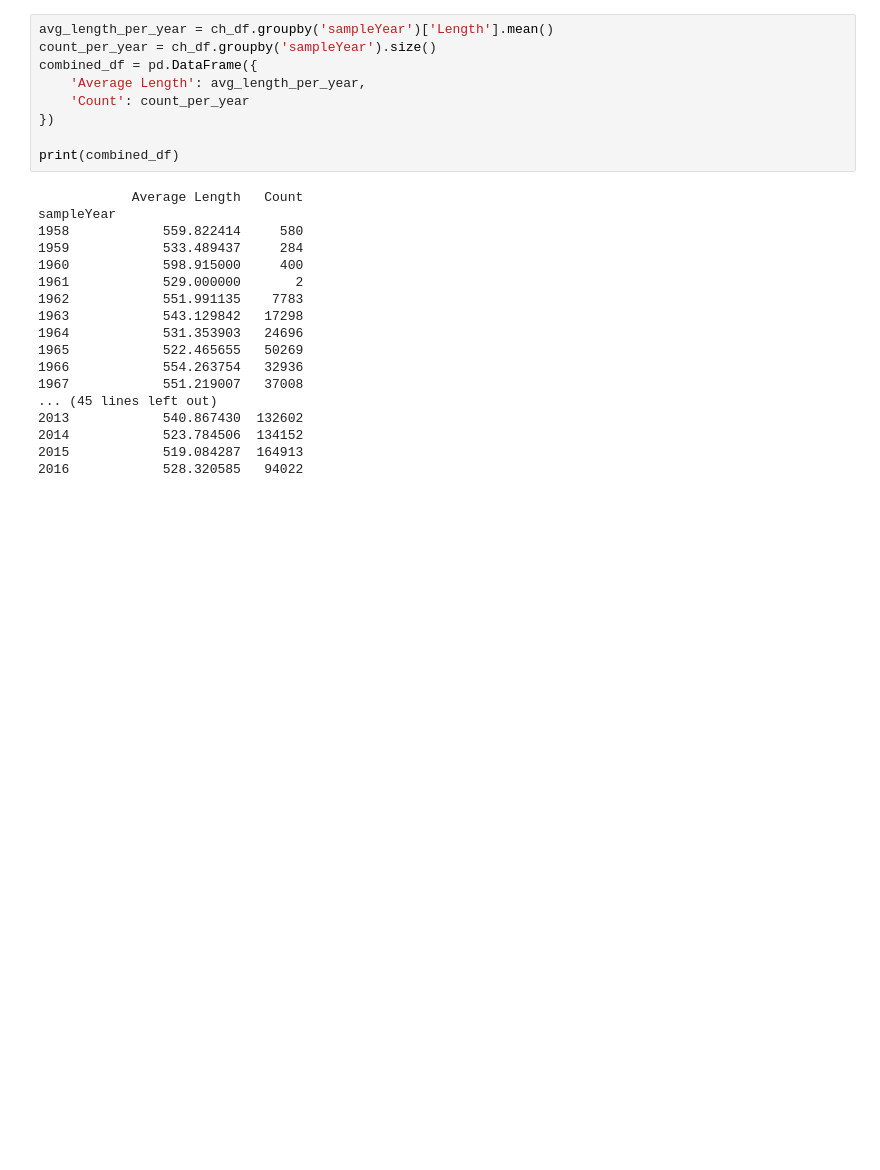
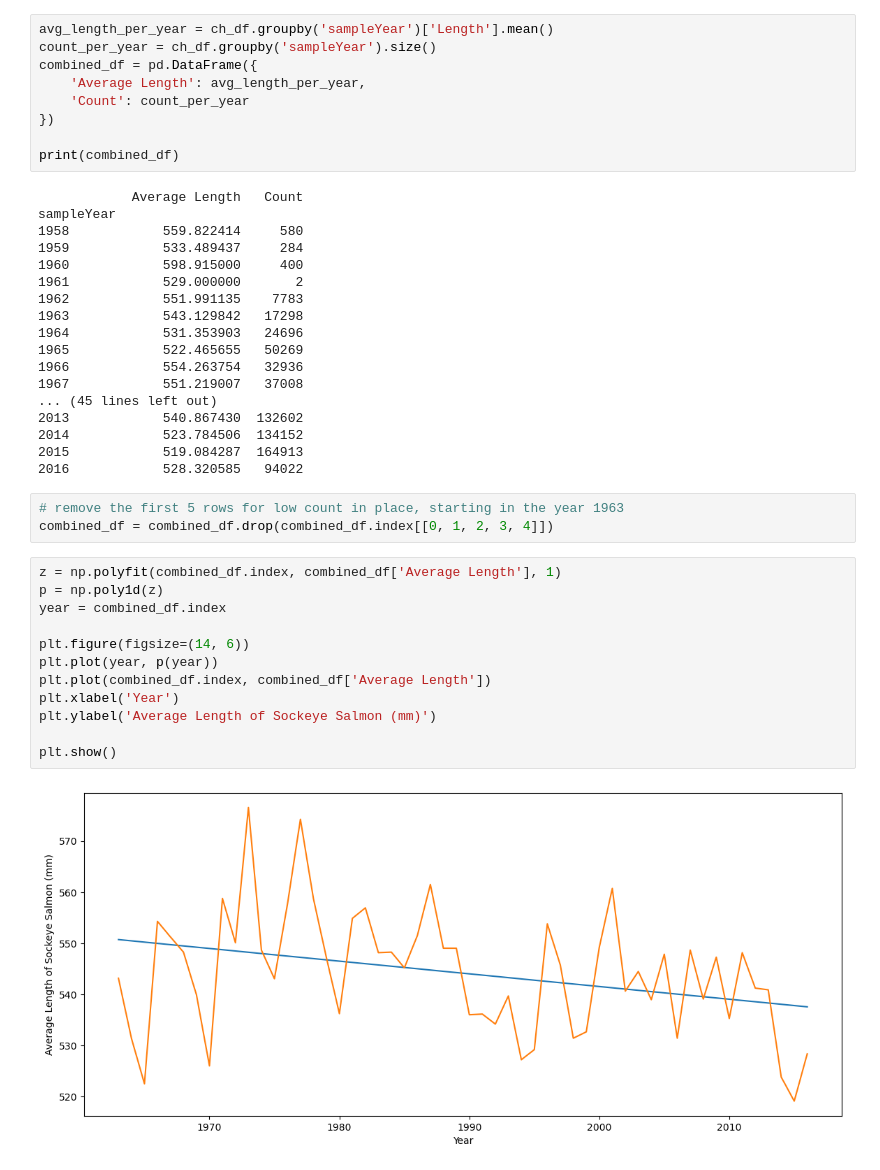
Before and after one commit to BenjaminBFuller/SalmonDataAnalysis, a Jupyter notebook: salmon_eda.ipynb, the cells around one changed output. Saved outputs shown, nothing was run; the diff lists cells and outputs as text; blank space fills up the shorter version.

Commit message:
add polyfit for sockeye length

```diff
--- a/salmon_eda.ipynb
+++ b/salmon_eda.ipynb
@@ -117,3 +117,20 @@ sampleYear
 2014            523.784506  134152
 2015            519.084287  164913
 2016            528.320585   94022
+# %%
+# remove the first 5 rows for low count in place, starting in the year 1963
+combined_df = combined_df.drop(combined_df.index[[0, 1, 2, 3, 4]])
+# %%
+z = np.polyfit(combined_df.index, combined_df['Average Length'], 1)
+p = np.poly1d(z)
+year = combined_df.index
+
+plt.figure(figsize=(14, 6))
+plt.plot(year, p(year))
+plt.plot(combined_df.index, combined_df['Average Length'])
+plt.xlabel('Year')
+plt.ylabel('Average Length of Sockeye Salmon (mm)')
+
+plt.show()
+# %% [output]
+[figure, added]
```
Also changed, not shown: parts of 3 cells of this notebook.
